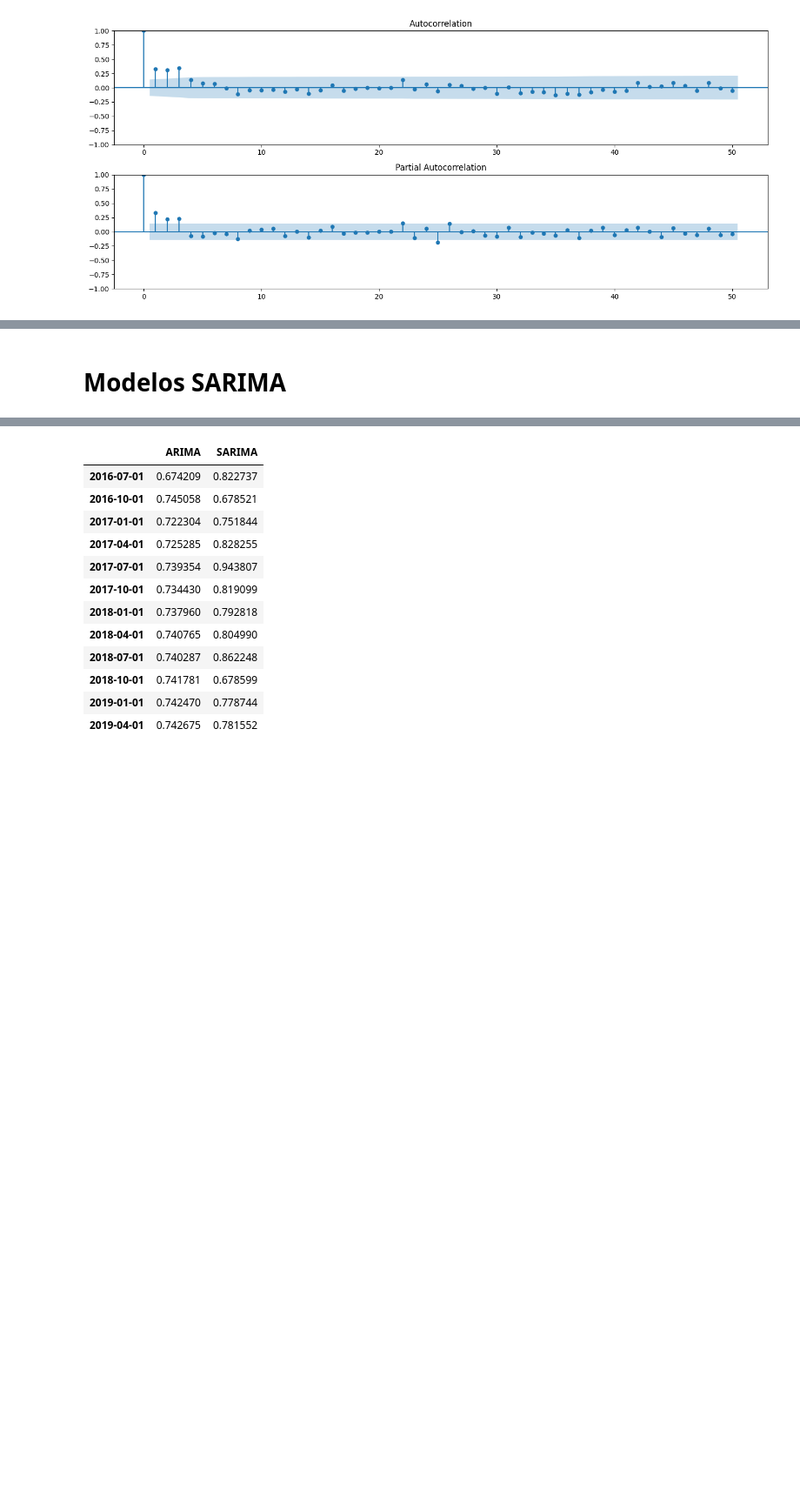
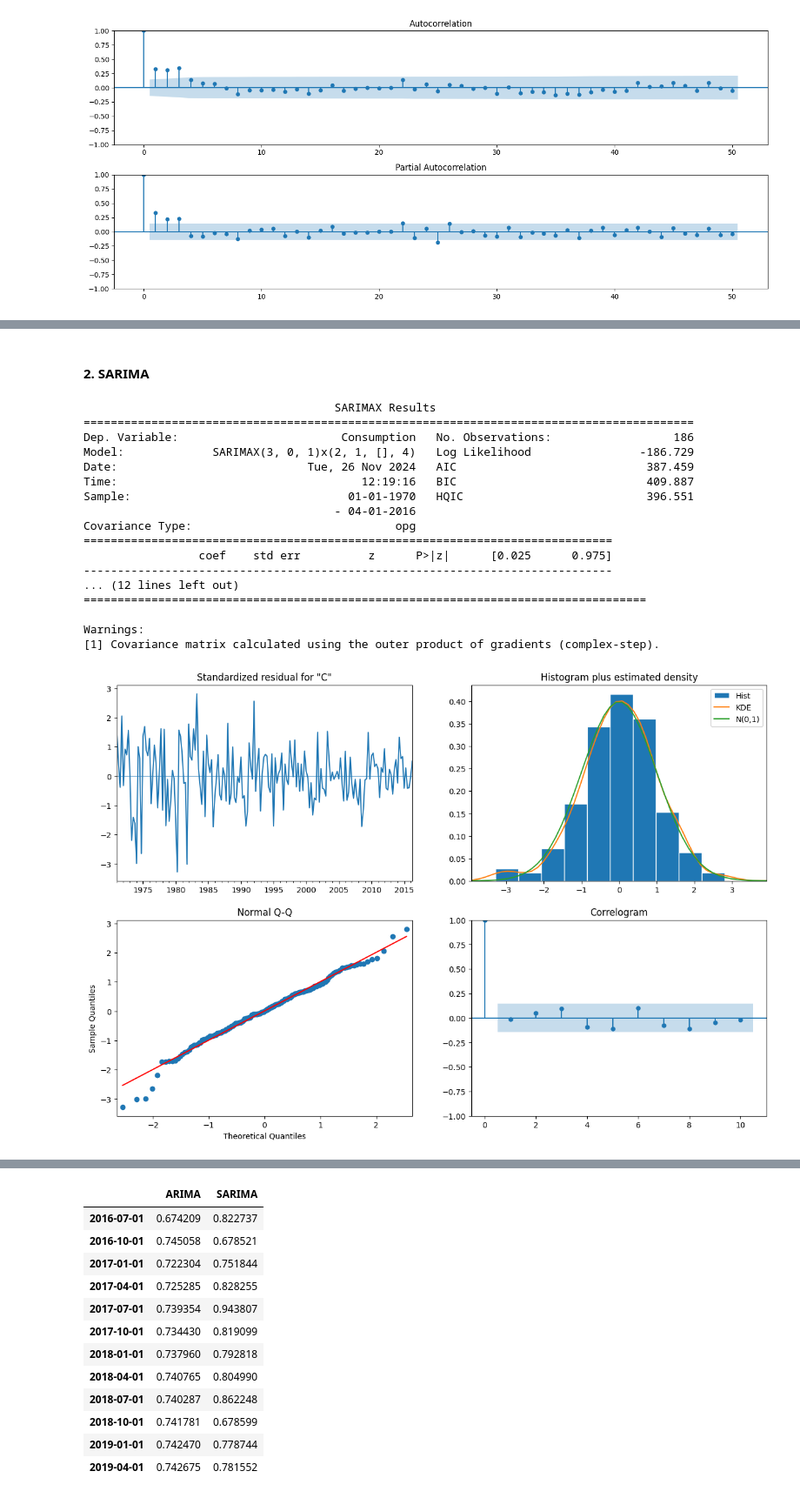
Before and after one commit to GabrielJP314/time-series, a Jupyter notebook: sarima_models.ipynb, the cells around one changed output, grey strips where cells are left out. Shown at 87% size. Drawn from its saved outputs; the diff is of its cells as text; code cells hidden in the pictures; blank space fills up the shorter version.

```diff
--- a/sarima_models.ipynb
+++ b/sarima_models.ipynb
@@ -145,2 +209,28 @@ Warnings:
 # %% [markdown]
-# Modelos SARIMA
+#### 2. SARIMA
+# %%
+sarima = models.SARIMA(3, 0, 1, 2, 1, 0, 4)
+results_sarima = sarima.fit(consumption_train)
+
+print(results_sarima.summary())
+results_sarima.plot_diagnostics(figsize=(15, 10))
+plt.show()
+# %% [output]
+                                     SARIMAX Results
+==========================================================================================
+Dep. Variable:                        Consumption   No. Observations:                  186
+Model:             SARIMAX(3, 0, 1)x(2, 1, [], 4)   Log Likelihood                -186.729
+Date:                            Tue, 26 Nov 2024   AIC                            387.459
+Time:                                    12:19:16   BIC                            409.887
+Sample:                                01-01-1970   HQIC                           396.551
+                                     - 04-01-2016
+Covariance Type:                              opg
+==============================================================================
+                 coef    std err          z      P>|z|      [0.025      0.975]
+------------------------------------------------------------------------------
+... (12 lines left out)
+===================================================================================
+
+Warnings:
+[1] Covariance matrix calculated using the outer product of gradients (complex-step).
+[figure, added]
```
Also changed, not shown: parts of 19 cells of this notebook, 1 other file.
